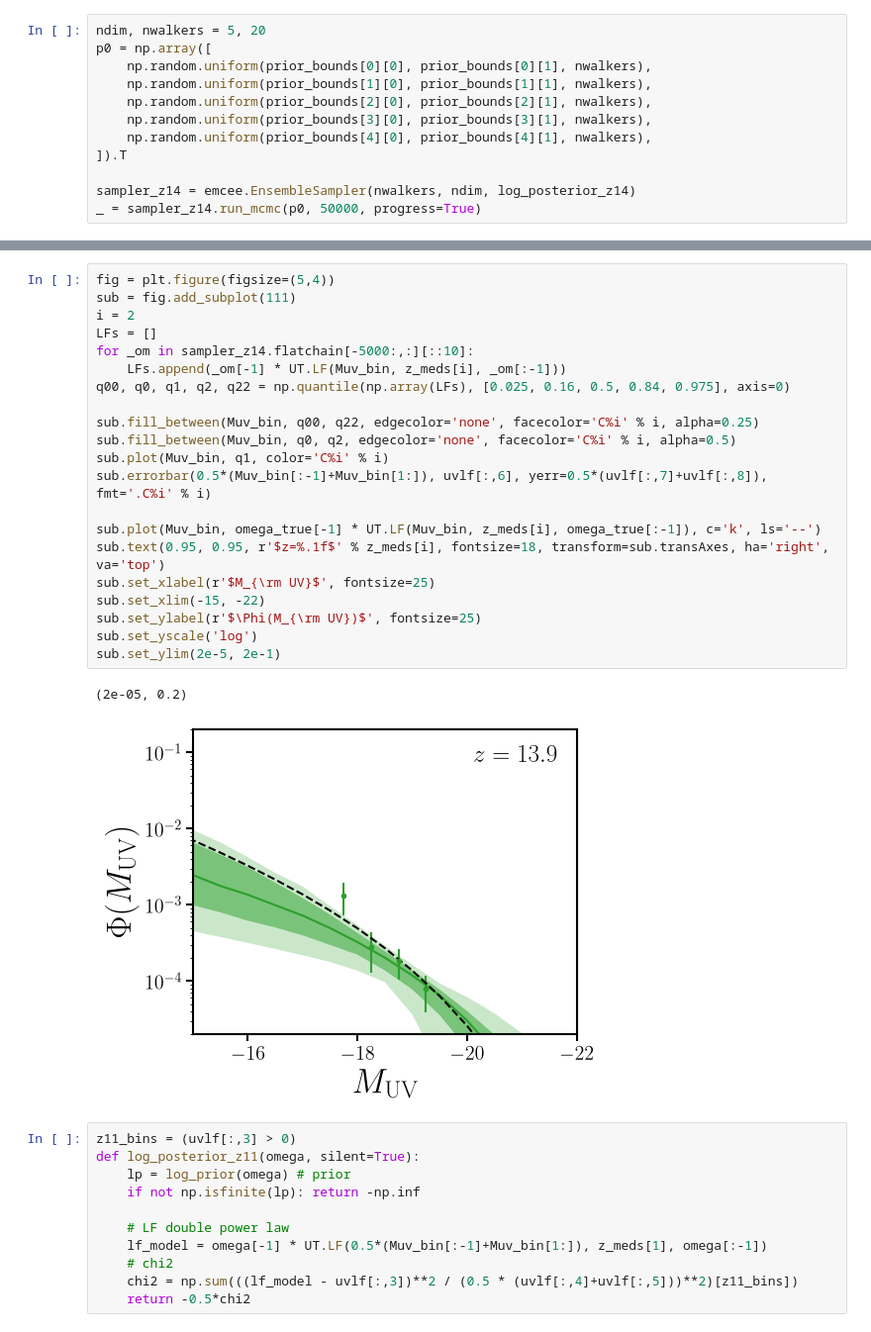
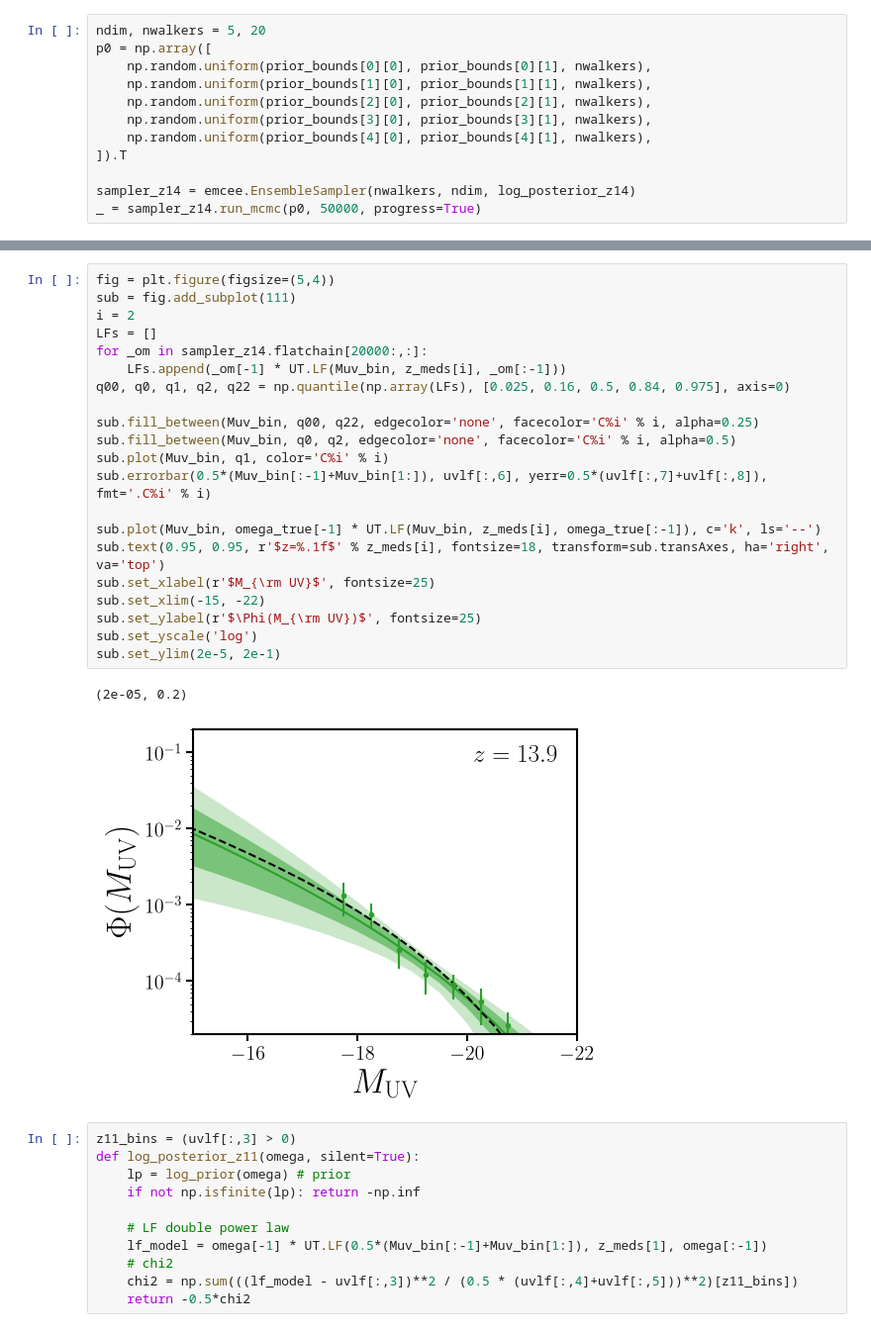
Before and after one commit to changhoonhahn/px2cosmo, a Jupyter notebook: nb/mock/benchmark.ipynb, the cells around one changed output, grey strips where cells are left out. Shown at 99% size. Drawn from its saved outputs; the diff is of its cells as text.

```diff
--- a/nb/mock/benchmark.ipynb
+++ b/nb/mock/benchmark.ipynb
@@ -230,27 +232,27 @@ DFM.overplot_lines(fig, omega_true, color='red')
 # %%
 fig = plt.figure(figsize=(5,4))
 sub = fig.add_subplot(111)
 i = 2
 LFs = []
-for _om in sampler_z14.flatchain[-5000:,:][::10]:
+for _om in sampler_z14.flatchain[20000:,:]:
     LFs.append(_om[-1] * UT.LF(Muv_bin, z_meds[i], _om[:-1]))
 q00, q0, q1, q2, q22 = np.quantile(np.array(LFs), [0.025, 0.16, 0.5, 0.84, 0.975], axis=0)
 
 sub.fill_between(Muv_bin, q00, q22, edgecolor='none', facecolor='C%i' % i, alpha=0.25)
 sub.fill_between(Muv_bin, q0, q2, edgecolor='none', facecolor='C%i' % i, alpha=0.5)
 sub.plot(Muv_bin, q1, color='C%i' % i)
 sub.errorbar(0.5*(Muv_bin[:-1]+Muv_bin[1:]), uvlf[:,6], yerr=0.5*(uvlf[:,7]+uvlf[:,8]), fmt='.C%i' % i)
 
 sub.plot(Muv_bin, omega_true[-1] * UT.LF(Muv_bin, z_meds[i], omega_true[:-1]), c='k', ls='--')
 sub.text(0.95, 0.95, r'$z=%.1f$' % z_meds[i], fontsize=18, transform=sub.transAxes, ha='right', va='top')
 sub.set_xlabel(r'$M_{\rm UV}$', fontsize=25)
 sub.set_xlim(-15, -22)
 sub.set_ylabel(r'$\Phi(M_{\rm UV})$', fontsize=25)
 sub.set_yscale('log')
 sub.set_ylim(2e-5, 2e-1)
 # %% [output]
 (2e-05, 0.2)
-[figure, old version]
+[figure, new version]
 # %%
 z11_bins = (uvlf[:,3] > 0)
 def log_posterior_z11(omega, silent=True):
```
Also changed, not shown: parts of 12 cells of this notebook, 1 other file.
